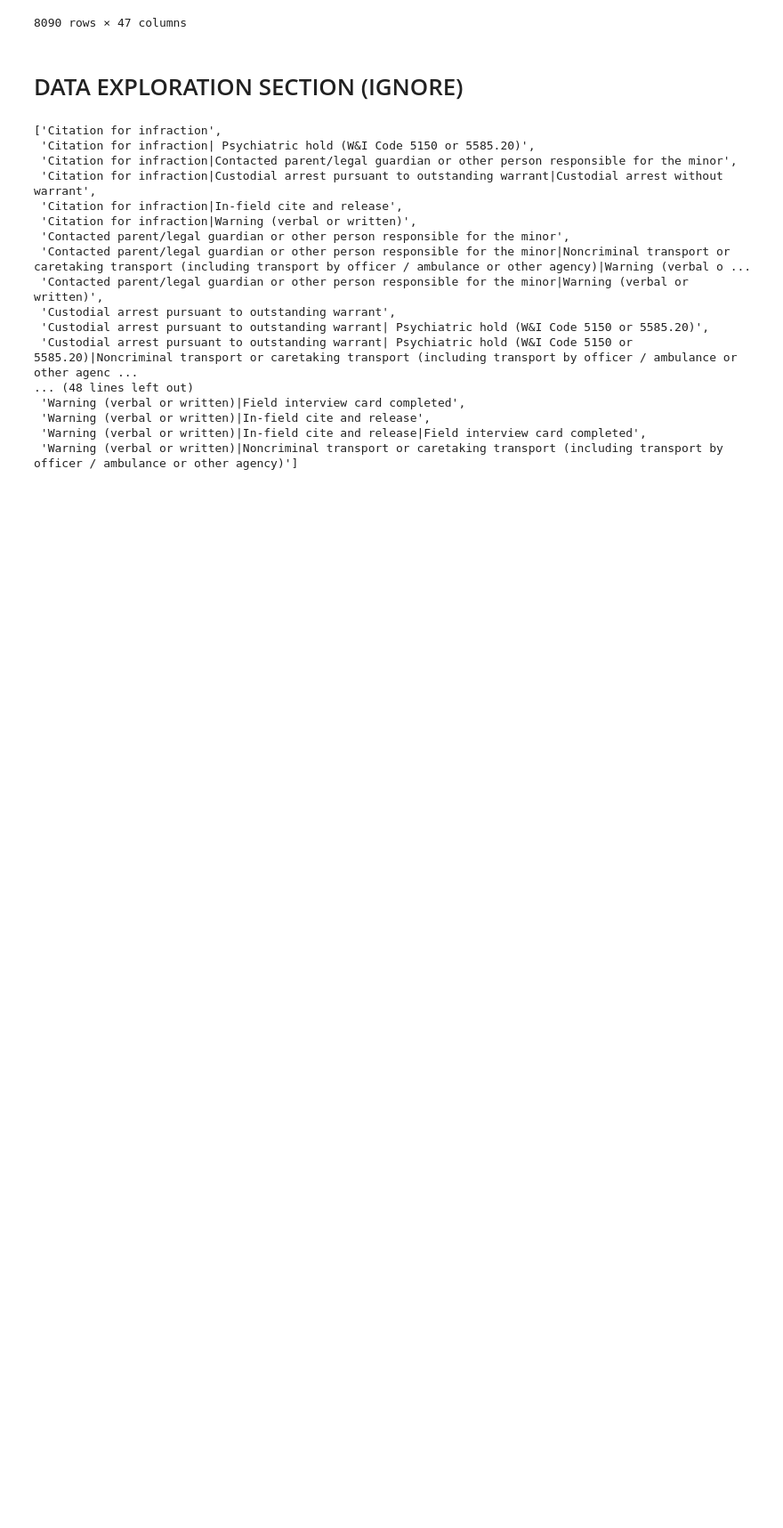
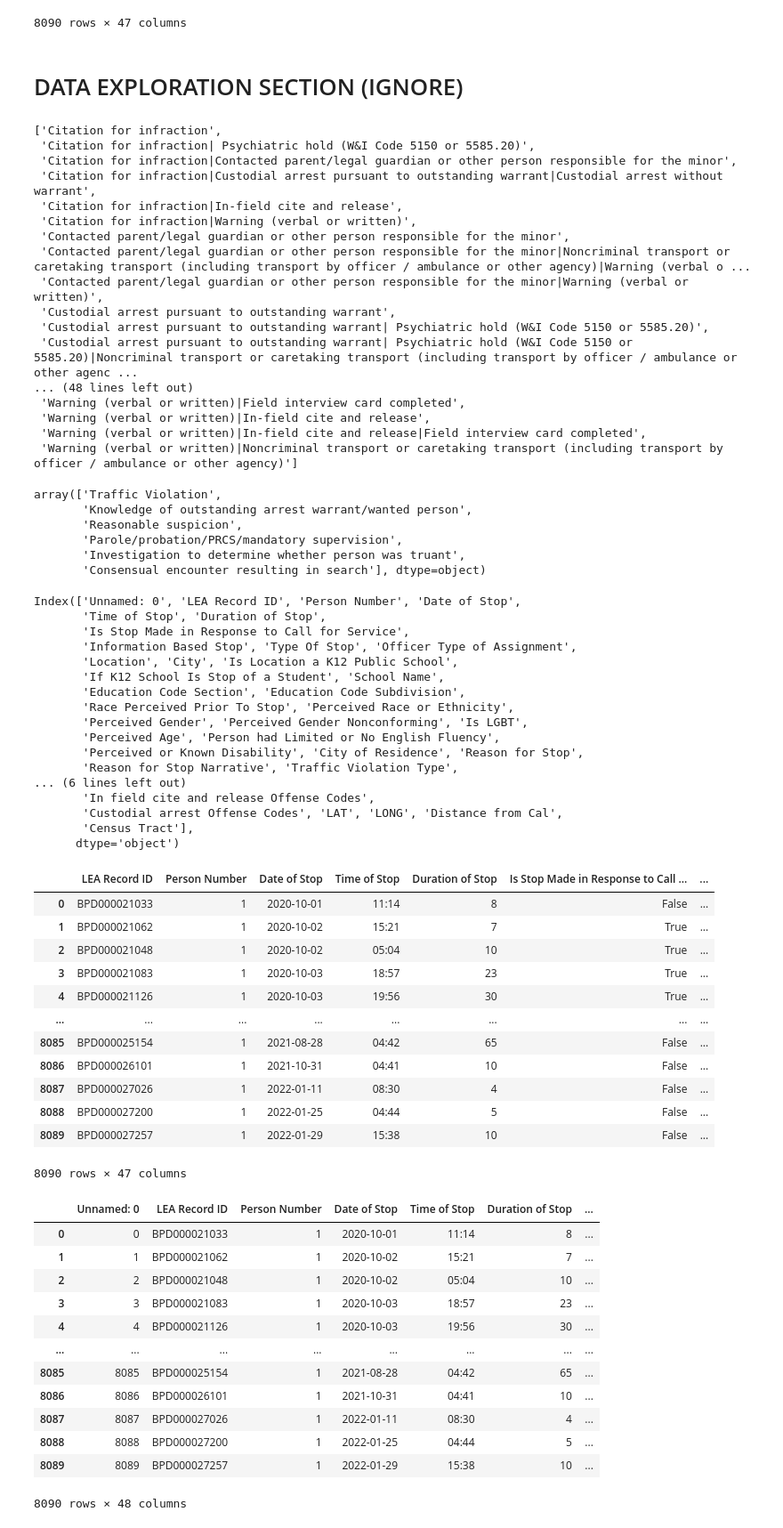
Before and after one commit to kch0p/BPD-Stops-Research-Project, a Jupyter notebook: Code/Data Formatting Part 2 (Removing Non-Ripa).ipynb, the cells around one changed output. Shown at 89% size. Drawn from its saved outputs; the diff is of its cells as text; code cells hidden in the pictures; blank space fills up the shorter version.

```diff
--- a/Code/Data Formatting Part 2 (Removing Non-Ripa).ipynb
+++ b/Code/Data Formatting Part 2 (Removing Non-Ripa).ipynb
@@ -200,3 +205,59 @@ sorted(results)
  'Warning (verbal or written)|In-field cite and release',
  'Warning (verbal or written)|In-field cite and release|Field interview card completed',
  'Warning (verbal or written)|Noncriminal transport or caretaking transport (including transport by officer / ambulance or other agency)']
+# %%
+df = pd.read_csv('formatted_allstops.csv')
+df['Reason for Stop'].unique()
+df.columns.unique()
+df = df.drop(columns={'Unnamed: 0'})
+df
+# %% [output]
+array(['Traffic Violation',
+       'Knowledge of outstanding arrest warrant/wanted person',
+       'Reasonable suspicion',
+       'Parole/probation/PRCS/mandatory supervision',
+       'Investigation to determine whether person was truant',
+       'Consensual encounter resulting in search'], dtype=object)
+Index(['Unnamed: 0', 'LEA Record ID', 'Person Number', 'Date of Stop',
+       'Time of Stop', 'Duration of Stop',
+       'Is Stop Made in Response to Call for Service',
+       'Information Based Stop', 'Type Of Stop', 'Officer Type of Assignment',
+       'Location', 'City', 'Is Location a K12 Public School',
+       'If K12 School Is Stop of a Student', 'School Name',
+       'Education Code Section', 'Education Code Subdivision',
+       'Race Perceived Prior To Stop', 'Perceived Race or Ethnicity',
+       'Perceived Gender', 'Perceived Gender Nonconforming', 'Is LGBT',
+       'Perceived Age', 'Person had Limited or No English Fluency',
+       'Perceived or Known Disability', 'City of Residence', 'Reason for Stop',
+       'Reason for Stop Narrative', 'Traffic Violation Type',
+... (6 lines left out)
+       'In field cite and release Offense Codes',
+       'Custodial arrest Offense Codes', 'LAT', 'LONG', 'Distance from Cal',
+       'Census Tract'],
+      dtype='object')
+|  | LEA Record ID | Person Number | Date of Stop | Time of Stop | Duration of Stop | Is Stop Made in Response to Call ... | ... |
+| 0 | BPD000021033 | 1 | 2020-10-01 | 11:14 | 8 | False | ... |
+| 1 | BPD000021062 | 1 | 2020-10-02 | 15:21 | 7 | True | ... |
+| 2 | BPD000021048 | 1 | 2020-10-02 | 05:04 | 10 | True | ... |
+| 3 | BPD000021083 | 1 | 2020-10-03 | 18:57 | 23 | True | ... |
+| 4 | BPD000021126 | 1 | 2020-10-03 | 19:56 | 30 | True | ... |
+| ... | ... | ... | ... | ... | ... | ... | ... |
+| 8085 | BPD000025154 | 1 | 2021-08-28 | 04:42 | 65 | False | ... |
+| 8086 | BPD000026101 | 1 | 2021-10-31 | 04:41 | 10 | False | ... |
+| 8087 | BPD000027026 | 1 | 2022-01-11 | 08:30 | 4 | False | ... |
+| 8088 | BPD000027200 | 1 | 2022-01-25 | 04:44 | 5 | False | ... |
+| 8089 | BPD000027257 | 1 | 2022-01-29 | 15:38 | 10 | False | ... |
+8090 rows × 47 columns
+|  | Unnamed: 0 | LEA Record ID | Person Number | Date of Stop | Time of Stop | Duration of Stop | ... |
+| 0 | 0 | BPD000021033 | 1 | 2020-10-01 | 11:14 | 8 | ... |
+| 1 | 1 | BPD000021062 | 1 | 2020-10-02 | 15:21 | 7 | ... |
+| 2 | 2 | BPD000021048 | 1 | 2020-10-02 | 05:04 | 10 | ... |
+| 3 | 3 | BPD000021083 | 1 | 2020-10-03 | 18:57 | 23 | ... |
+| 4 | 4 | BPD000021126 | 1 | 2020-10-03 | 19:56 | 30 | ... |
+| ... | ... | ... | ... | ... | ... | ... | ... |
+| 8085 | 8085 | BPD000025154 | 1 | 2021-08-28 | 04:42 | 65 | ... |
+| 8086 | 8086 | BPD000026101 | 1 | 2021-10-31 | 04:41 | 10 | ... |
+| 8087 | 8087 | BPD000027026 | 1 | 2022-01-11 | 08:30 | 4 | ... |
+| 8088 | 8088 | BPD000027200 | 1 | 2022-01-25 | 04:44 | 5 | ... |
+| 8089 | 8089 | BPD000027257 | 1 | 2022-01-29 | 15:38 | 10 | ... |
+8090 rows × 48 columns
```
Also changed, not shown: parts of 2 cells of this notebook, 6 other files.
